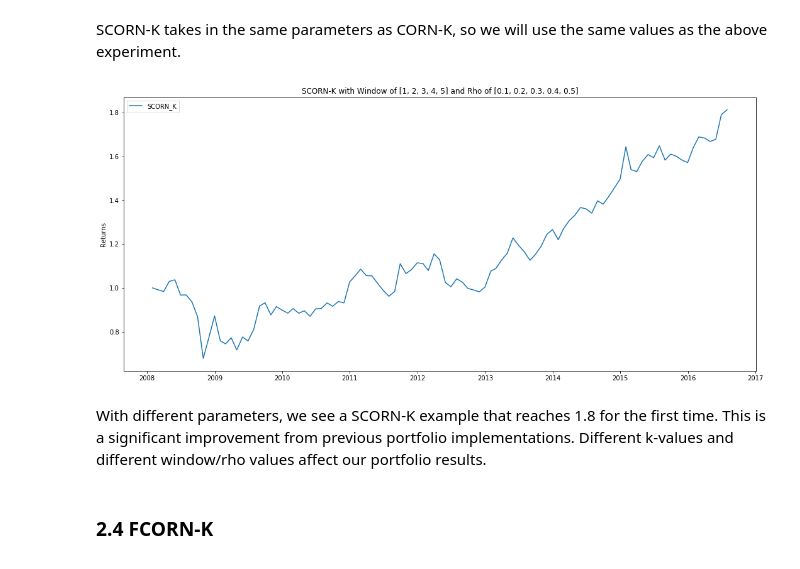
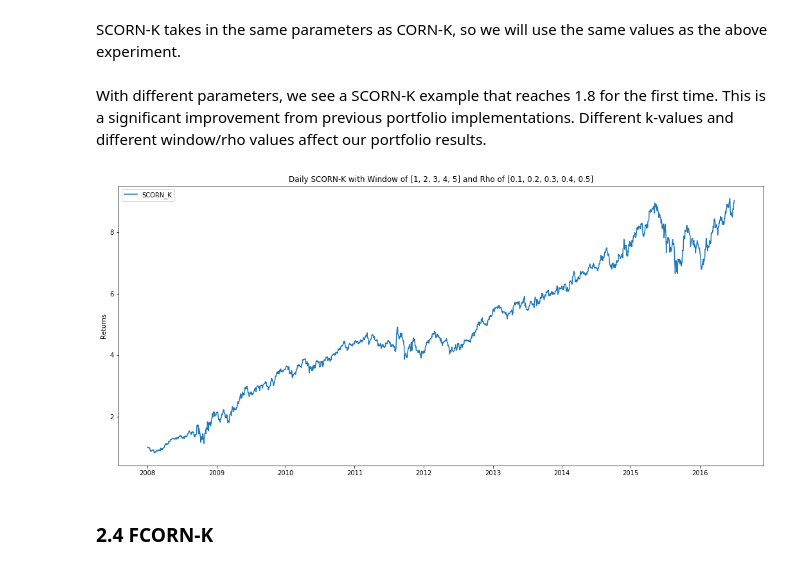
Before and after one commit to hudson-and-thames/mlfinlab, a Jupyter notebook: mlfinlab/online_portfolio_selection/Pattern Matching.ipynb, the cells around one changed output. Saved outputs shown, nothing was run; the diff lists cells and outputs as text; code cells hidden in the pictures.

```diff
--- a/mlfinlab/online_portfolio_selection/Pattern Matching.ipynb
+++ b/mlfinlab/online_portfolio_selection/Pattern Matching.ipynb
@@ -196,16 +204,24 @@ $b^{\bf{\star}}_t(w,\rho) = \underset{b \in \Delta_m}{\arg\max} \underset{x \in
 SCORN-K takes in the same parameters as CORN-K, so we will use the same values as the above experiment.
 # %%
 scorn_k = SCORN_K(k=2,window_values=[1,2,3,4,5], rho_values=[.1,.2,.3,.4,.5])
-scorn_k.allocate(stock_prices, resample_by='M')
+scorn_k.allocate(stock_prices)
 plt.figure(figsize=(18,8));
 plt.plot(scorn_k.portfolio_return, label = 'SCORN_K');
 plt.title('SCORN-K with Window of [1, 2, 3, 4, 5] and Rho of [0.1, 0.2, 0.3, 0.4, 0.5]')
 plt.ylabel('Returns')
 plt.legend();
-# %% [output]
-[figure, removed]
 # %% [markdown]
 With different parameters, we see a SCORN-K example that reaches 1.8 for the first time. This is a significant improvement from previous portfolio implementations. Different k-values and different window/rho values affect our portfolio results.
+# %%
+daily_scorn_k = SCORN_K(k=2,window_values=[1,2,3,4,5], rho_values=[.1,.2,.3,.4,.5])
+daily_scorn_k.allocate(stock_prices)
+plt.figure(figsize=(18,8));
+plt.plot(daily_scorn_k.portfolio_return, label = 'SCORN_K');
+plt.title('Daily SCORN-K with Window of [1, 2, 3, 4, 5] and Rho of [0.1, 0.2, 0.3, 0.4, 0.5]')
+plt.ylabel('Returns')
+plt.legend();
+# %% [output]
+[figure, added]
 # %% [markdown]
 ### 2.4 FCORN-K
 # %% [markdown]
```
Also changed, not shown: parts of 16 cells of this notebook, 31 other files.
